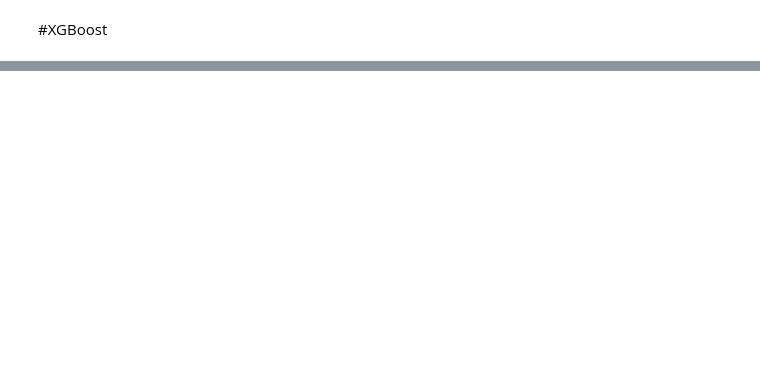
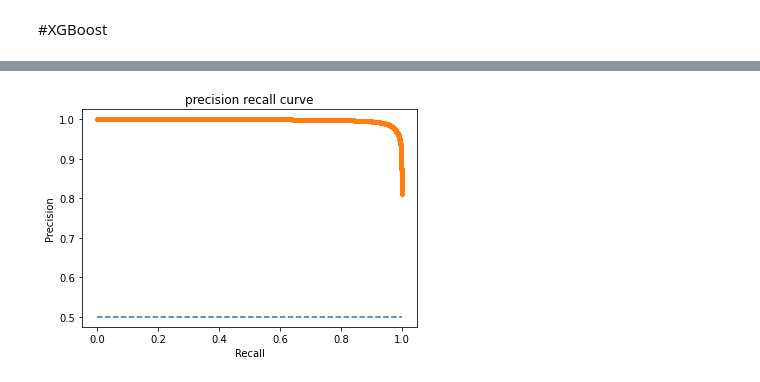
Before and after one commit to xsong0306/fraudDetection, a Jupyter notebook: IEEE_fraudDetection.ipynb, the cells around one changed output, grey strips where cells are left out. Cells and saved outputs as stored; diff of their text form; code cells hidden in the pictures; blank space fills up the shorter version.

```diff
--- a/IEEE_fraudDetection.ipynb
+++ b/IEEE_fraudDetection.ipynb
@@ -176,0 +296,5 @@ roc_auc_score(y_val, val)
+# %%
+#Precision-Recall curve
+plot_pre_curve(y_val, val)
+# %% [output]
+[figure, added]
```
Also changed, not shown: parts of 24 cells of this notebook.
